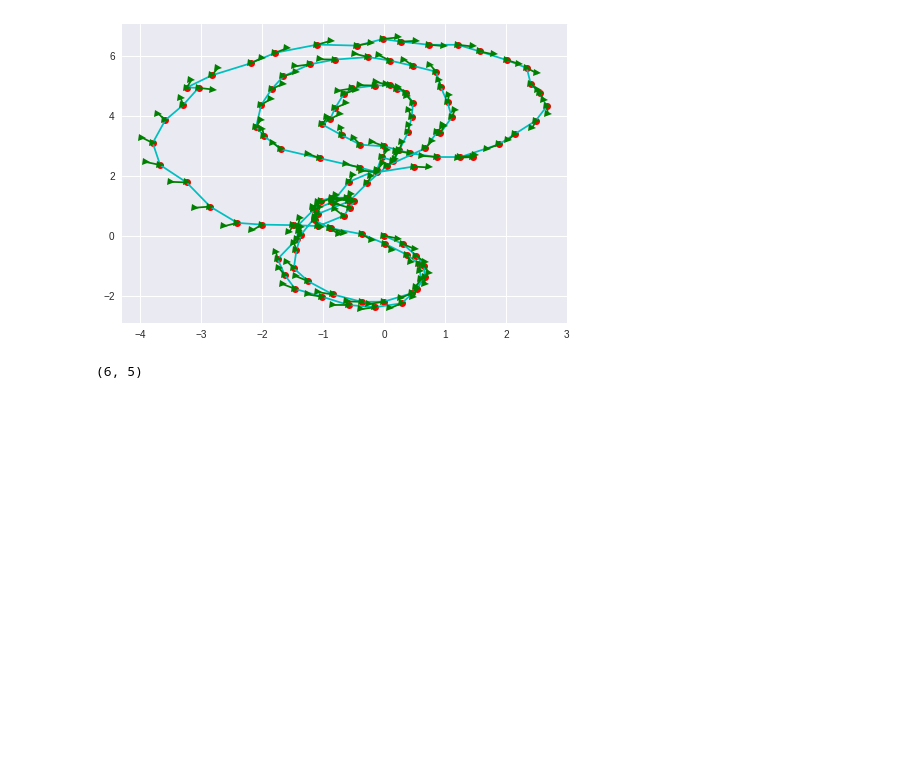
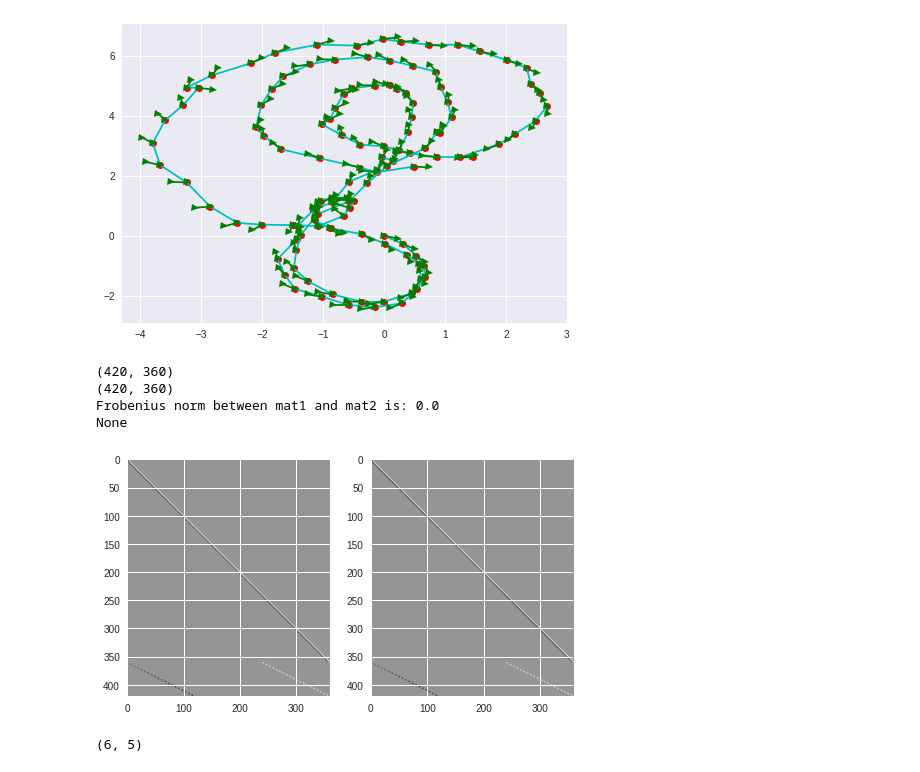
Before and after one commit to Aniket23160/Pose-Graph-SLAM, a Jupyter notebook: 23_outliers_YOUR-NAME_Project-1.ipynb, the cells around one changed output. Drawn from its saved outputs; the diff is of its cells as text; code cells hidden in the pictures; blank space fills up the shorter version.

Commit message:
2.1: Jacobian check

```diff
--- a/23_outliers_YOUR-NAME_Project-1.ipynb
+++ b/23_outliers_YOUR-NAME_Project-1.ipynb
@@ -468,6 +469,32 @@ draw(poses_history[-1][:, 0], poses_history[-1][:, 1], poses_history[-1][:, 2])
 [figure]
 4041.5298
 [figure]
+# %%
+get_jacobian = jax.jacfwd(residual, argnums=0)
+J_theirs = get_jacobian(poses, edges)
+J_theirs = J_theirs.reshape((420, -1, 1))[:, :, 0]
+
+J_ours = jacobian(poses, edges)
+# %%
+def frobNorm(P1, P2, str1="mat1", str2="mat2"):
+    jnp.set_printoptions(suppress=True)
+    val = jnp.linalg.norm(P1 - P2, 'fro')
+    print(f"Frobenius norm between {str1} and {str2} is: {val}")
+
+print(J_theirs.shape)
+print(J_ours.shape)
+print(frobNorm(J_ours, J_theirs))
+
+fig, ax = plt.subplots(1, 2)
+ax[0].imshow(J_theirs)
+ax[1].imshow(J_ours)
+plt.show()
+# %% [output]
+(420, 360)
+(420, 360)
+Frobenius norm between mat1 and mat2 is: 0.0
+None
+[figure, added]
 # %%
 def func(pos):
     fx = []
```
Also changed, not shown: parts of 2 cells of this notebook.
